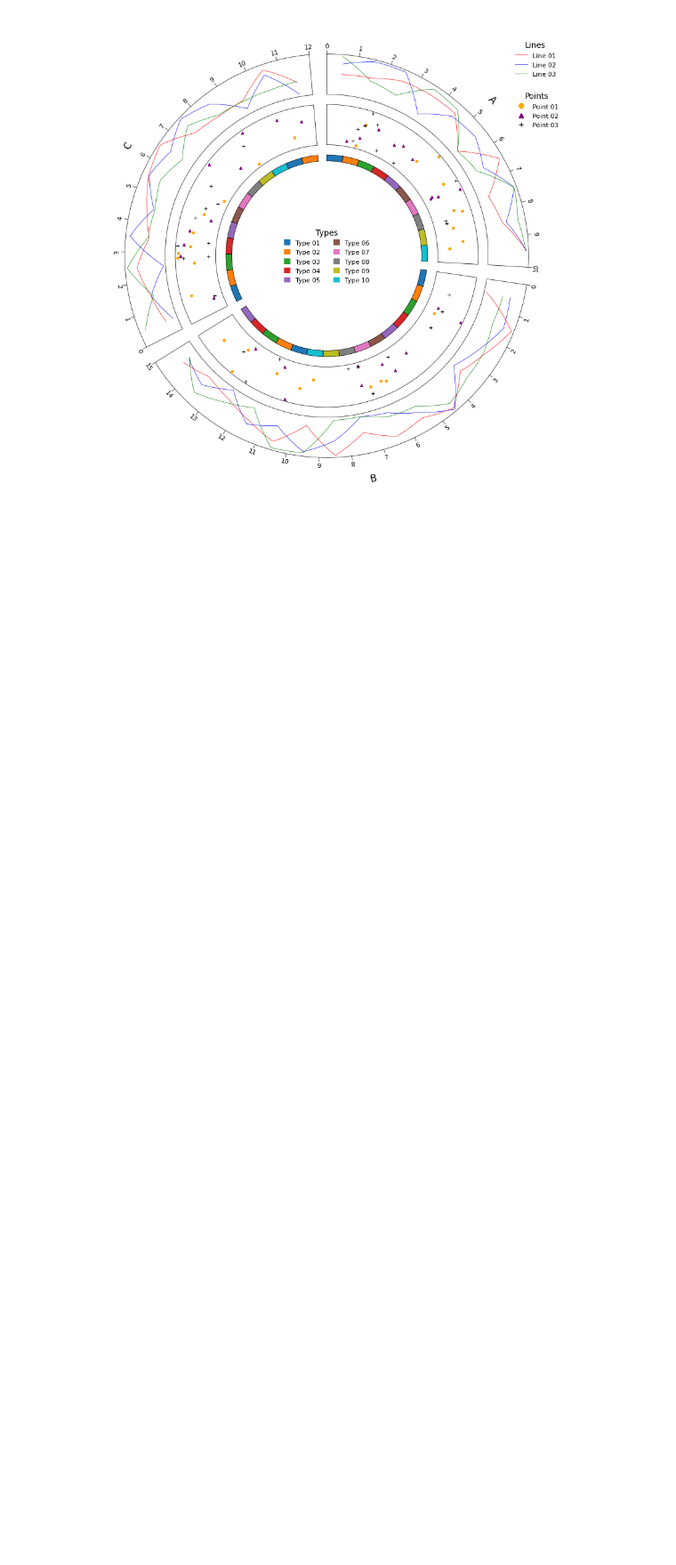
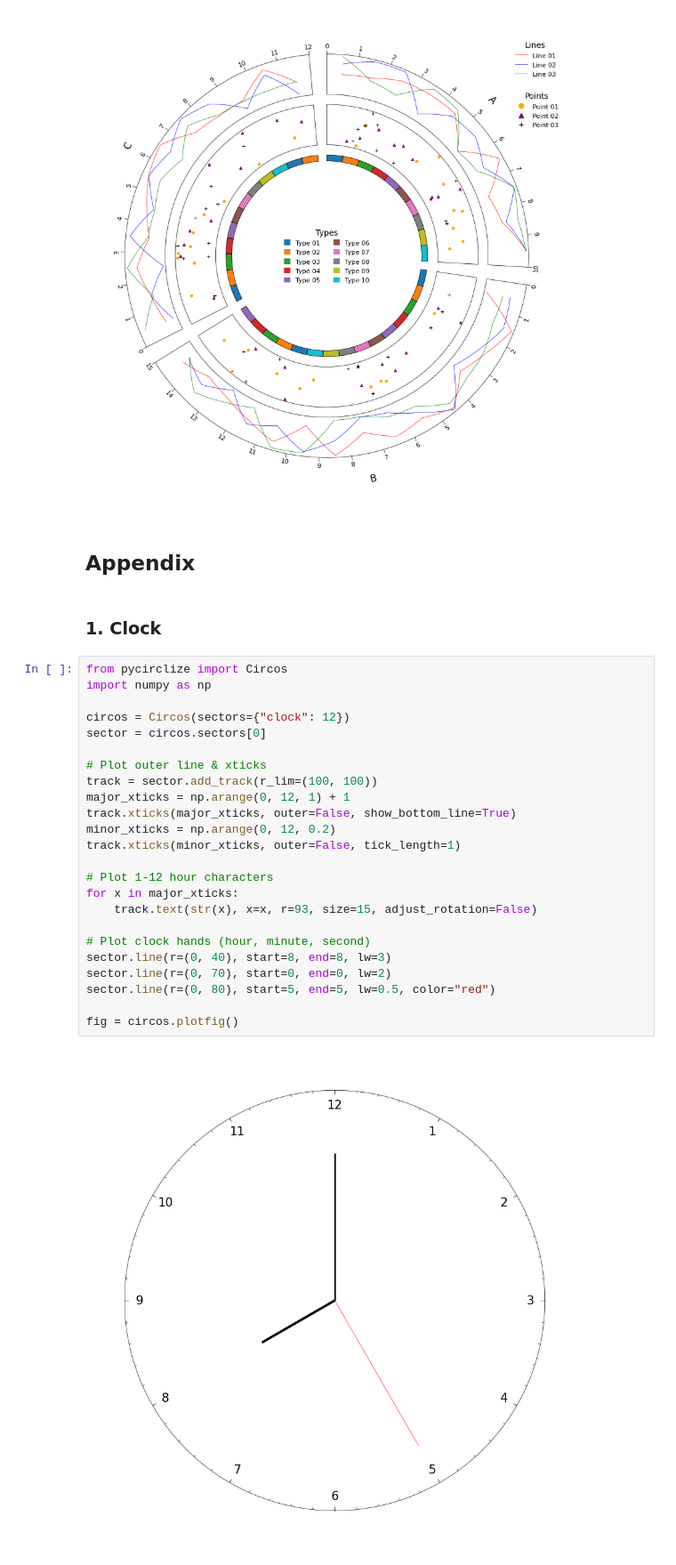
Before and after one commit to moshi4/pyCirclize, a Jupyter notebook: docs/plot_tips.ipynb, the cells around one changed output. Shown at 89% size. Drawn from its saved outputs; the diff is of its cells as text; blank space fills up the shorter version.

```diff
--- a/docs/plot_tips.ipynb
+++ b/docs/plot_tips.ipynb
@@ -234,3 +234,33 @@ _ = circos.ax.legend(
 )
 # %% [output]
 [figure]
+# %% [markdown]
+## Appendix
+# %% [markdown]
+### 1. Clock
+# %%
+from pycirclize import Circos
+import numpy as np
+
+circos = Circos(sectors={"clock": 12})
+sector = circos.sectors[0]
+
+# Plot outer line & xticks
+track = sector.add_track(r_lim=(100, 100))
+major_xticks = np.arange(0, 12, 1) + 1
+track.xticks(major_xticks, outer=False, show_bottom_line=True)
+minor_xticks = np.arange(0, 12, 0.2)
+track.xticks(minor_xticks, outer=False, tick_length=1)
+
+# Plot 1-12 hour characters
+for x in major_xticks:
+    track.text(str(x), x=x, r=93, size=15, adjust_rotation=False)
+
+# Plot clock hands (hour, minute, second)
+sector.line(r=(0, 40), start=8, end=8, lw=3)
+sector.line(r=(0, 70), start=0, end=0, lw=2)
+sector.line(r=(0, 80), start=5, end=5, lw=0.5, color="red")
+
+fig = circos.plotfig()
+# %% [output]
+[figure, added]
```
Also changed, not shown: parts of 4 cells of this notebook, 1 other file.
